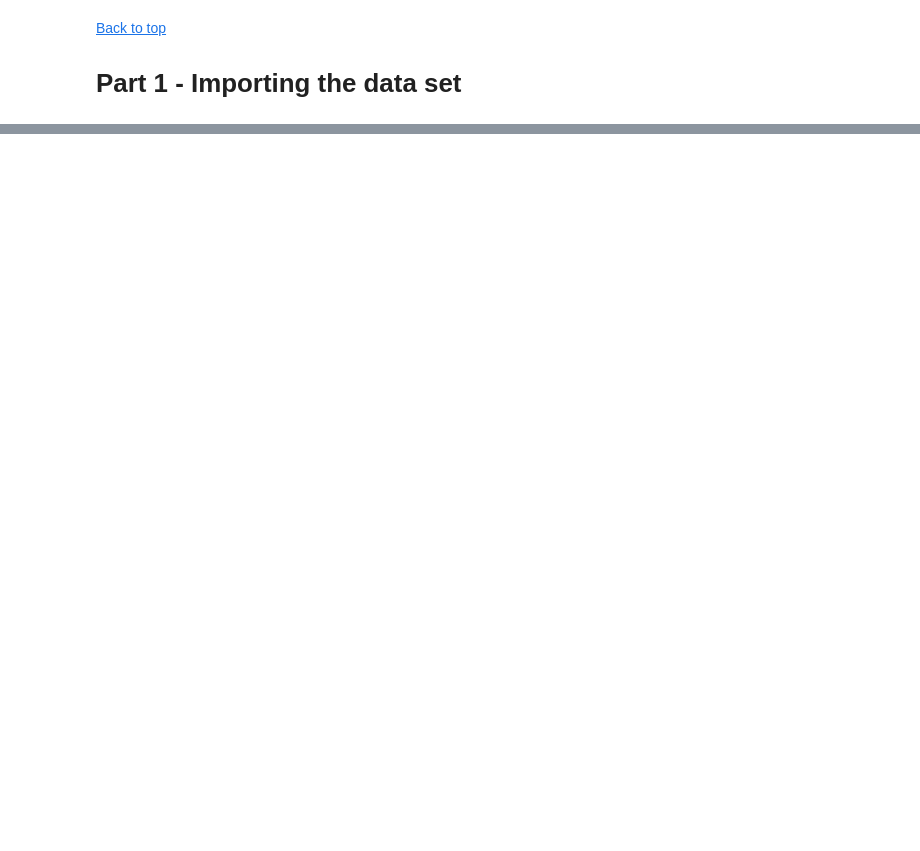
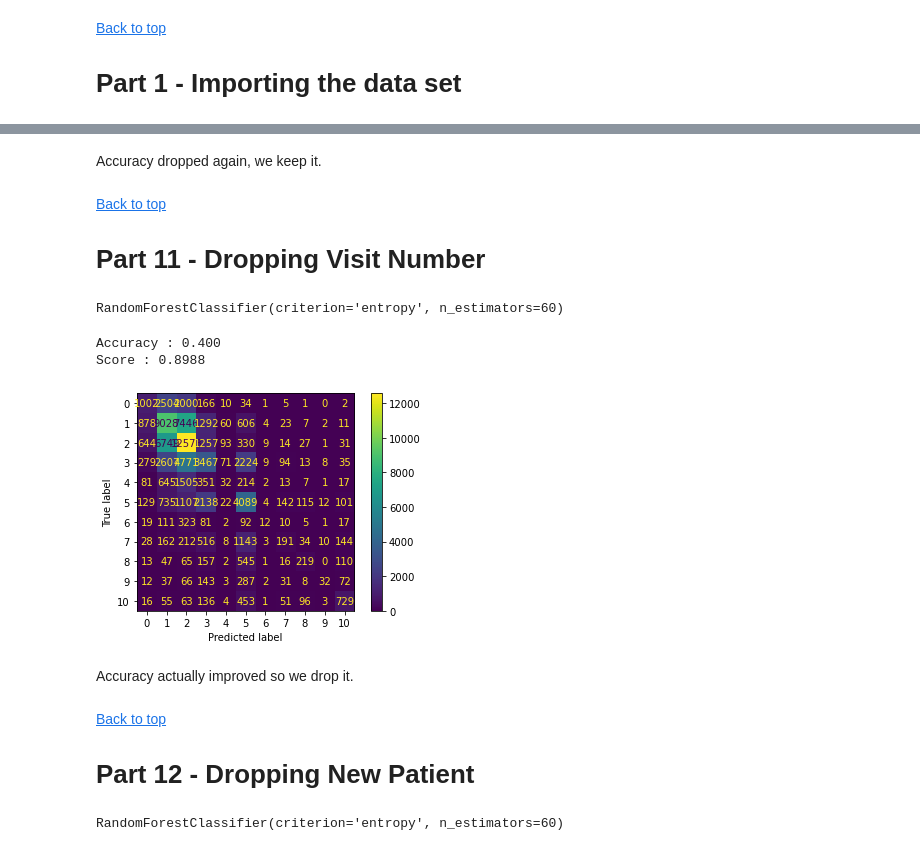
Before and after one commit to Baraa42/Elalami-Skakova-INM701-Coursework, a Jupyter notebook: 7- Reducing features and feature engineering.ipynb, the cells around one changed output, grey strips where cells are left out. Drawn from its saved outputs; the diff is of its cells as text; code cells hidden in the pictures; blank space fills up the shorter version.

```diff
--- a/7- Reducing features and feature engineering.ipynb
+++ b/7- Reducing features and feature engineering.ipynb
@@ -140,0 +671,10 @@ We have the same issue where the classifier over predicts cat 2 and under predic
+# %%
+from sklearn.preprocessing import StandardScaler
+from sklearn.model_selection import train_test_split
+scaler = StandardScaler()
+X = Xe.values
+y = ye.copy()
+X_train, X_test, y_train, y_test = train_test_split(X, y, test_size=0.25, random_state=0)
+for i in range(X_train.shape[1]) :
+    X_train[:,i]= scaler.fit_transform(X_train[:,i].reshape(-1, 1))[:,0]
+    X_test[:,i] = scaler.transform(X_test[:,i].reshape(-1, 1))[:,0]
@@ -140,0 +701,10 @@ We have the same issue where the classifier over predicts cat 2 and under predic
+# %% [markdown]
+Accuracy dropped again, we keep it.
+# %% [markdown]
+[Back to top](#Content:)
+
+
+<a id='part11'></a>
+
+
+# Part 11 -  Dropping Visit Number
@@ -140,0 +731,36 @@ We have the same issue where the classifier over predicts cat 2 and under predic
+# %%
+from sklearn.preprocessing import StandardScaler
+from sklearn.model_selection import train_test_split
+scaler = StandardScaler()
+X = Xe.values
+y = ye.copy()
+X_train, X_test, y_train, y_test = train_test_split(X, y, test_size=0.25, random_state=0)
+for i in range(X_train.shape[1]) :
+    X_train[:,i]= scaler.fit_transform(X_train[:,i].reshape(-1, 1))[:,0]
+    X_test[:,i] = scaler.transform(X_test[:,i].reshape(-1, 1))[:,0]
+# %%
+# Instantiating and fitting the data
+from sklearn.ensemble import RandomForestClassifier
+forest = RandomForestClassifier(n_estimators=60, criterion='entropy')
+forest.fit(X_train, y_train)
+# %% [output]
+RandomForestClassifier(criterion='entropy', n_estimators=60)
+# %%
+from sklearn.metrics import accuracy_score, confusion_matrix
+from sklearn.metrics import ConfusionMatrixDisplay
+K = 11
+y_pred = forest.predict(X_test)
+score = 1 - (np.mean(np.abs(y_pred-y_test)))/K
+print(f'Accuracy : %.3f' % accuracy_score(y_test, y_pred))
+print(f'Score : %.4f' % score)
+
+cm = confusion_matrix(y_test, y_pred)
+disp = ConfusionMatrixDisplay(cm)
+disp.plot()
+plt.show()
+# %% [output]
+Accuracy : 0.400
+Score : 0.8988
+[figure, added]
+# %% [markdown]
+Accuracy actually improved so we drop it.
@@ -140,0 +769,8 @@ We have the same issue where the classifier over predicts cat 2 and under predic
+# %% [markdown]
+[Back to top](#Content:)
+
+
+<a id='part12'></a>
+
+
+# Part 12 -  Dropping New Patient
@@ -140,0 +806,6 @@ We have the same issue where the classifier over predicts cat 2 and under predic
+# %%
+# Instantiating and fitting the data
+forest = RandomForestClassifier(n_estimators=60, criterion='entropy')
+forest.fit(X_train, y_train)
+# %% [output]
+RandomForestClassifier(criterion='entropy', n_estimators=60)
```
Also changed, not shown: parts of 238 cells of this notebook, 4 other files.
